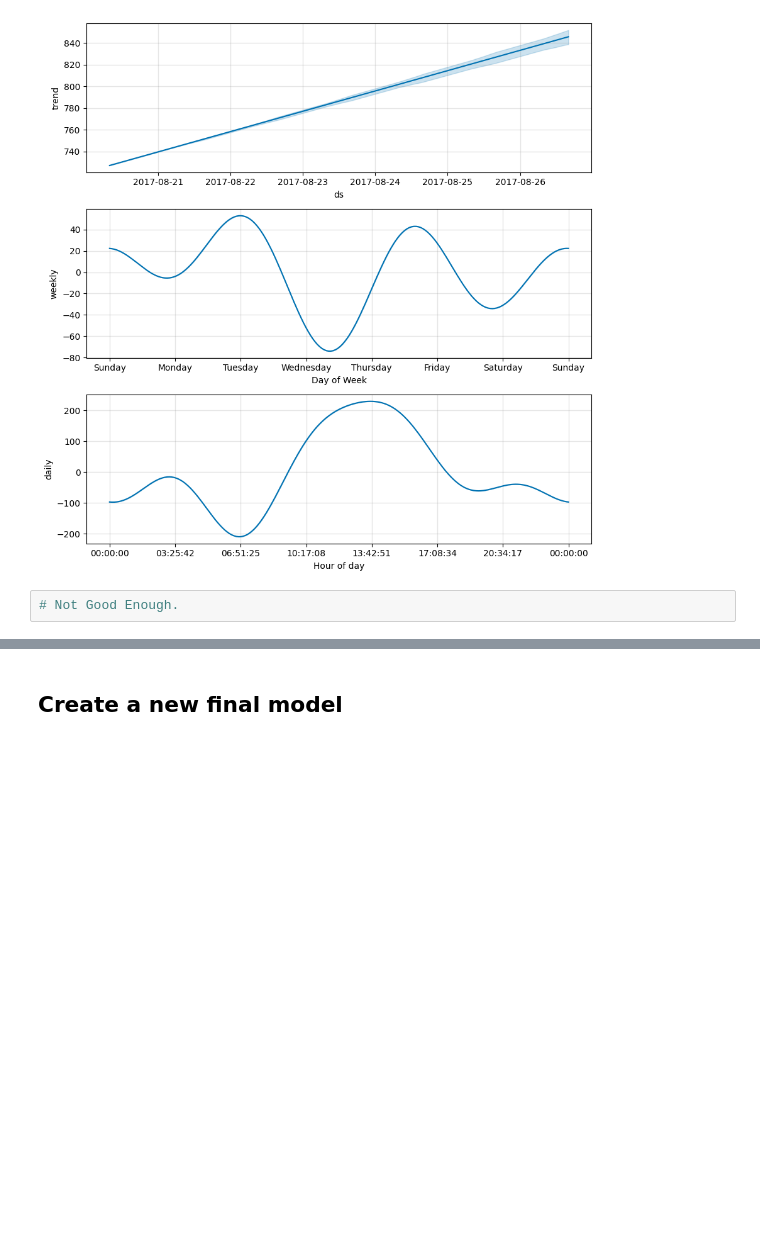
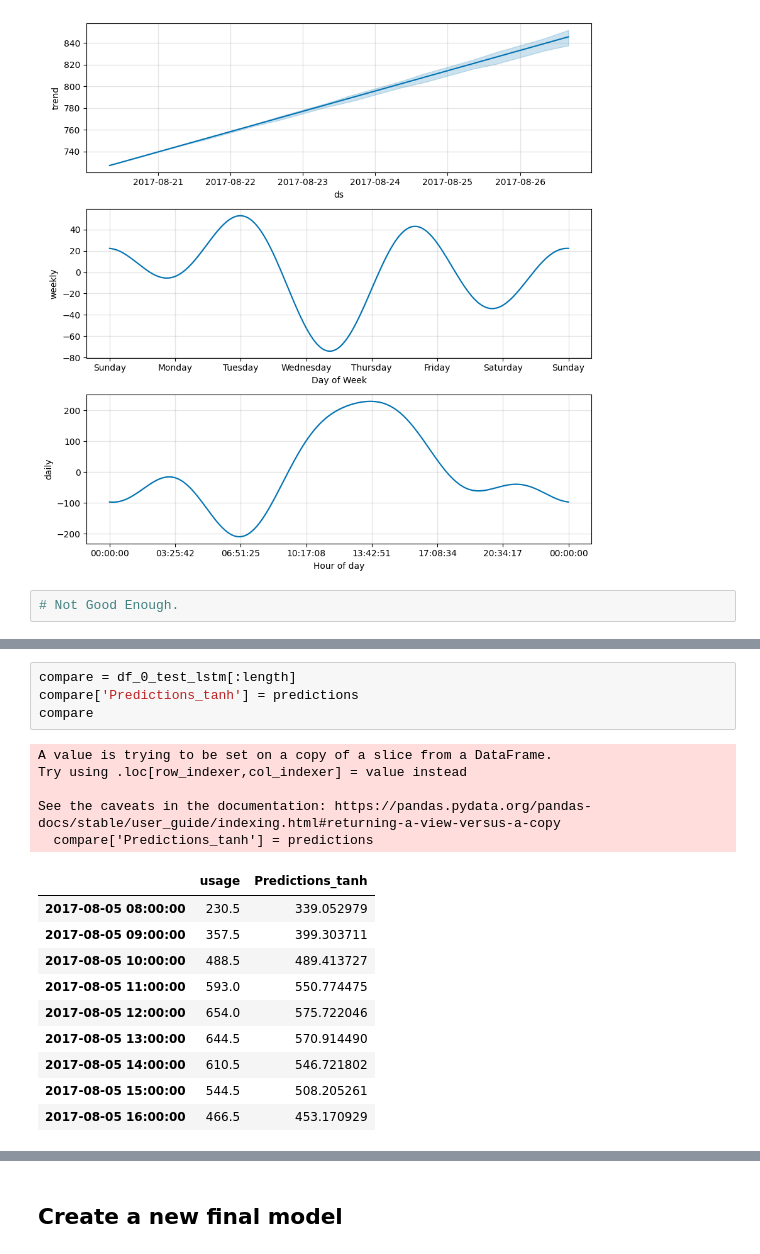
Before and after one commit to EmincanY/TimeSeriesModels-MunicipalityPredictions, a Jupyter notebook: Emincan_YILMAZ_interview.ipynb, the cells around one changed output, grey strips where cells are left out. Cells and saved outputs as stored; diff of their text form; blank space fills up the shorter version.

```diff
--- a/Emincan_YILMAZ_interview.ipynb
+++ b/Emincan_YILMAZ_interview.ipynb
@@ -1525,0 +1642,20 @@ ImportError: cannot import name 'SARIMAX' from 'statsmodels.tsa' (C:\Users\Acer\
+# %%
+compare = df_0_test_lstm[:length]
+compare['Predictions_tanh'] = predictions
+compare
+# %% [output]
+A value is trying to be set on a copy of a slice from a DataFrame.
+Try using .loc[row_indexer,col_indexer] = value instead
+
+See the caveats in the documentation: https://pandas.pydata.org/pandas-docs/stable/user_guide/indexing.html#returning-a-view-versus-a-copy
+  compare['Predictions_tanh'] = predictions
+|  | usage | Predictions_tanh |
+| 2017-08-05 08:00:00 | 230.5 | 339.052979 |
+| 2017-08-05 09:00:00 | 357.5 | 399.303711 |
+| 2017-08-05 10:00:00 | 488.5 | 489.413727 |
+| 2017-08-05 11:00:00 | 593.0 | 550.774475 |
+| 2017-08-05 12:00:00 | 654.0 | 575.722046 |
+| 2017-08-05 13:00:00 | 644.5 | 570.914490 |
+| 2017-08-05 14:00:00 | 610.5 | 546.721802 |
+| 2017-08-05 15:00:00 | 544.5 | 508.205261 |
+| 2017-08-05 16:00:00 | 466.5 | 453.170929 |
```
Also changed, not shown: parts of 72 cells of this notebook.
